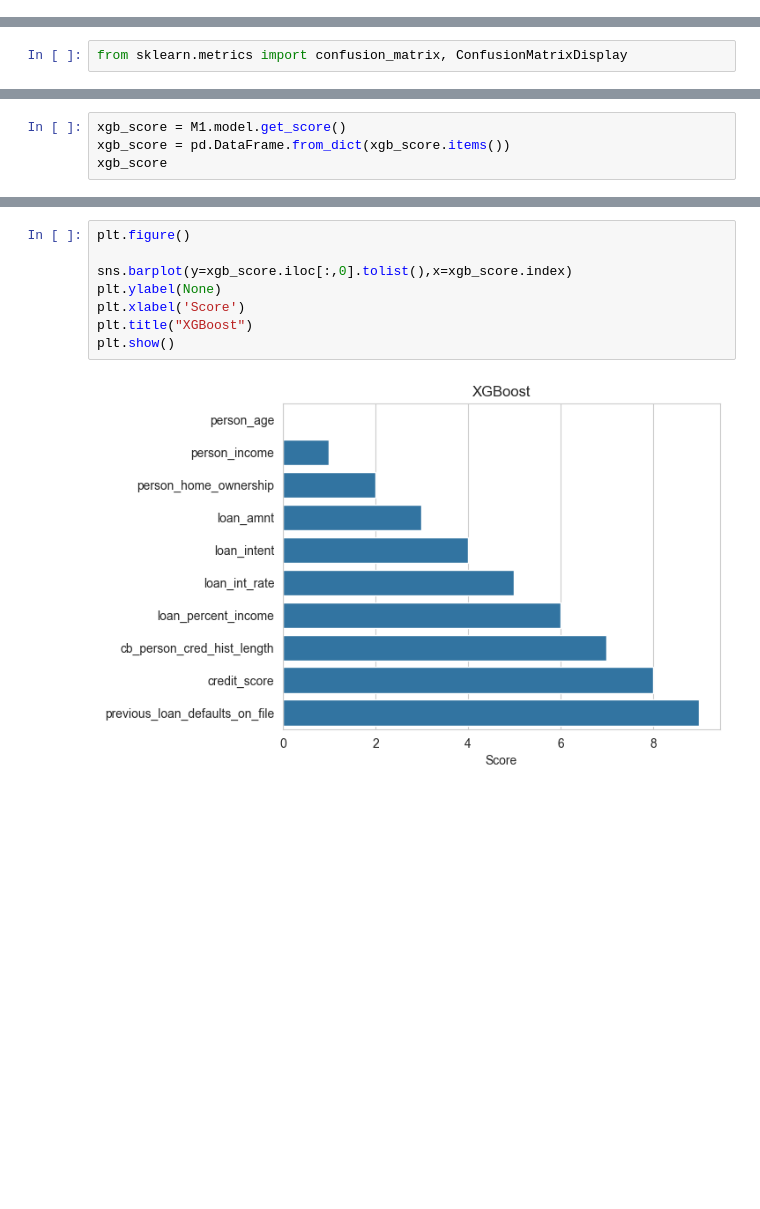
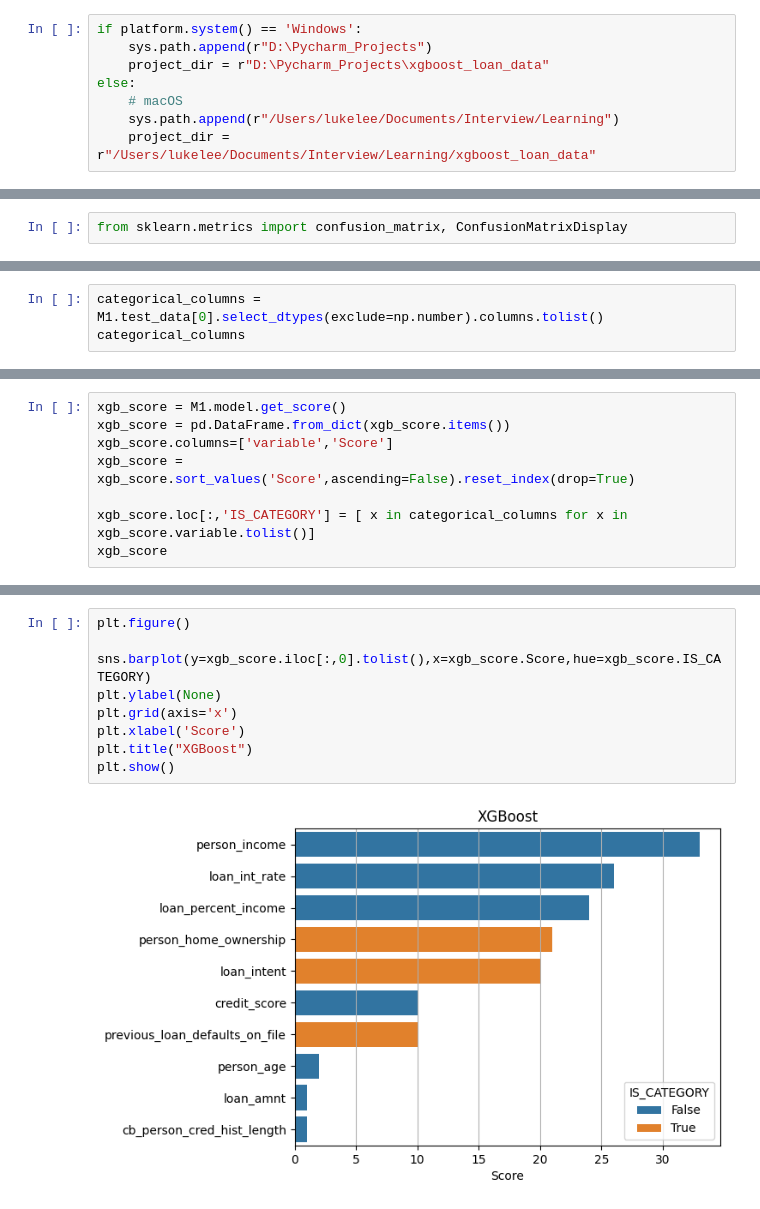
Before and after one commit to always-keep-trying/xgboost_loan_data, a Jupyter notebook: code/analysis_of_models.ipynb, the cells around one changed output, grey strips where cells are left out. Cells and saved outputs as stored; diff of their text form; blank space fills up the shorter version.

Commit message:
update analysis with more plots

```diff
--- a/code/analysis_of_models.ipynb
+++ b/code/analysis_of_models.ipynb
@@ -5,3 +4,11 @@ sys.path.append(r"D:\Pycharm_Projects")
+# %%
+if platform.system() == 'Windows':
+    sys.path.append(r"D:\Pycharm_Projects")
+    project_dir = r"D:\Pycharm_Projects\xgboost_loan_data"
+else:
+    # macOS
+    sys.path.append(r"/Users/lukelee/Documents/Interview/Learning")
+    project_dir = r"/Users/lukelee/Documents/Interview/Learning/xgboost_loan_data"
 # %%
 from xgboost_loan_data.code.bank_loan_predict import XgboostModel, LogisticRegressionModel, prob_to_boolean
 # %%
@@ -92,0 +82,3 @@ plt.show()
+# %%
+categorical_columns = M1.test_data[0].select_dtypes(exclude=np.number).columns.tolist()
+categorical_columns
@@ -125,5 +121,9 @@ plt.show()
 # %%
 xgb_score = M1.model.get_score()
 xgb_score = pd.DataFrame.from_dict(xgb_score.items())
+xgb_score.columns=['variable','Score']
+xgb_score = xgb_score.sort_values('Score',ascending=False).reset_index(drop=True)
+
+xgb_score.loc[:,'IS_CATEGORY'] = [ x in categorical_columns for x in xgb_score.variable.tolist()]
 xgb_score
 # %% [output]
@@ -141,10 +141,11 @@ xgb_score
 # %%
 plt.figure()
 
-sns.barplot(y=xgb_score.iloc[:,0].tolist(),x=xgb_score.index)
+sns.barplot(y=xgb_score.iloc[:,0].tolist(),x=xgb_score.Score,hue=xgb_score.IS_CATEGORY)
 plt.ylabel(None)
+plt.grid(axis='x')
 plt.xlabel('Score')
 plt.title("XGBoost")
 plt.show()
 # %% [output]
-[figure, old version]
+[figure, new version]
```
Also changed, not shown: parts of 16 cells of this notebook.
